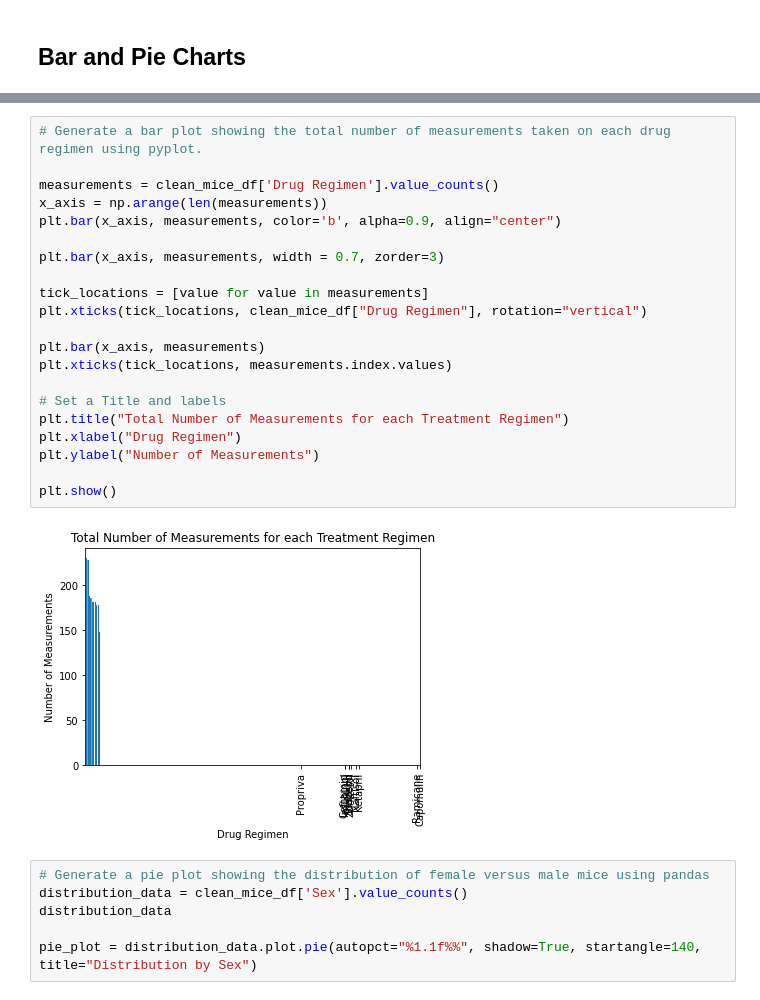
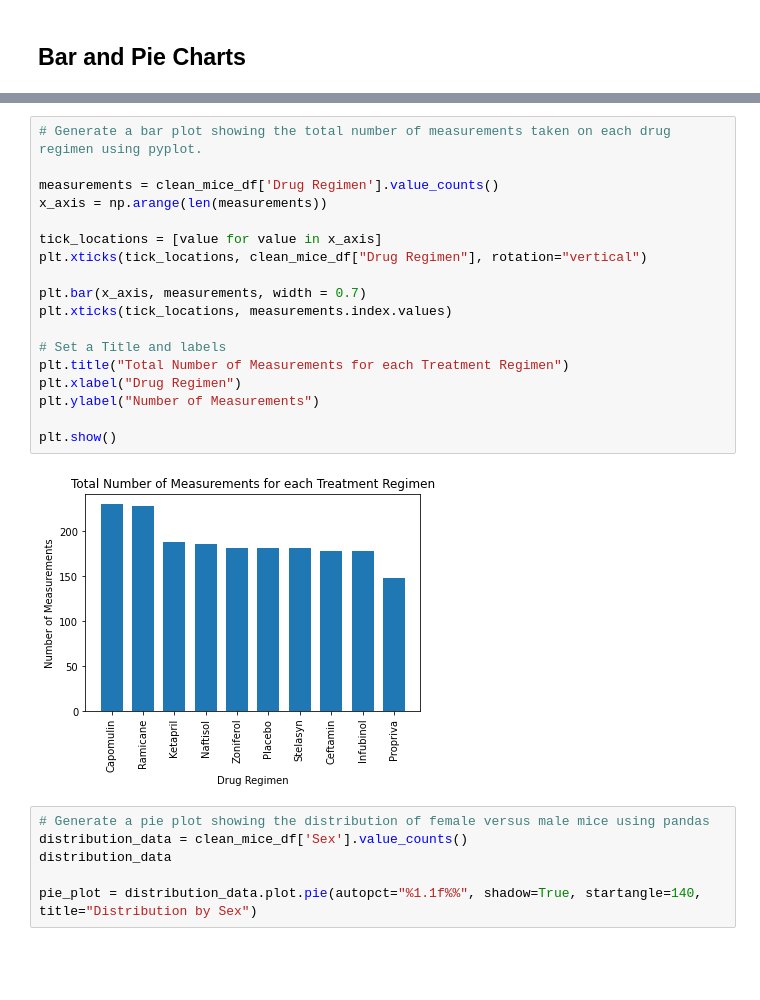
Before and after one commit to tonju27/Matplotlib-Challenge, a Jupyter notebook: Pymaceuticals/pymaceuticals_starter.ipynb, the cells around one changed output, grey strips where cells are left out. Cells and saved outputs as stored; diff of their text form; blank space fills up the shorter version.

```diff
--- a/Pymaceuticals/pymaceuticals_starter.ipynb
+++ b/Pymaceuticals/pymaceuticals_starter.ipynb
@@ -151,26 +151,23 @@ Text(0.5, 1.0, 'Total Number of Measurements for each Treatment Regimen')
 # %%
 # Generate a bar plot showing the total number of measurements taken on each drug regimen using pyplot.
 
 measurements = clean_mice_df['Drug Regimen'].value_counts()
 x_axis = np.arange(len(measurements))
-plt.bar(x_axis, measurements, color='b', alpha=0.9, align="center")
 
-plt.bar(x_axis, measurements, width = 0.7, zorder=3)
-
-tick_locations = [value for value in measurements]
+tick_locations = [value for value in x_axis]
 plt.xticks(tick_locations, clean_mice_df["Drug Regimen"], rotation="vertical")
 
-plt.bar(x_axis, measurements)
+plt.bar(x_axis, measurements, width = 0.7)
 plt.xticks(tick_locations, measurements.index.values)
 
 # Set a Title and labels
 plt.title("Total Number of Measurements for each Treatment Regimen")
 plt.xlabel("Drug Regimen")
 plt.ylabel("Number of Measurements")
 
 plt.show()
 # %% [output]
-[figure, old version]
+[figure, new version]
 # %%
 # Generate a pie plot showing the distribution of female versus male mice using pandas
 distribution_data = clean_mice_df['Sex'].value_counts()
```
Also changed, not shown: parts of 2 cells of this notebook.
